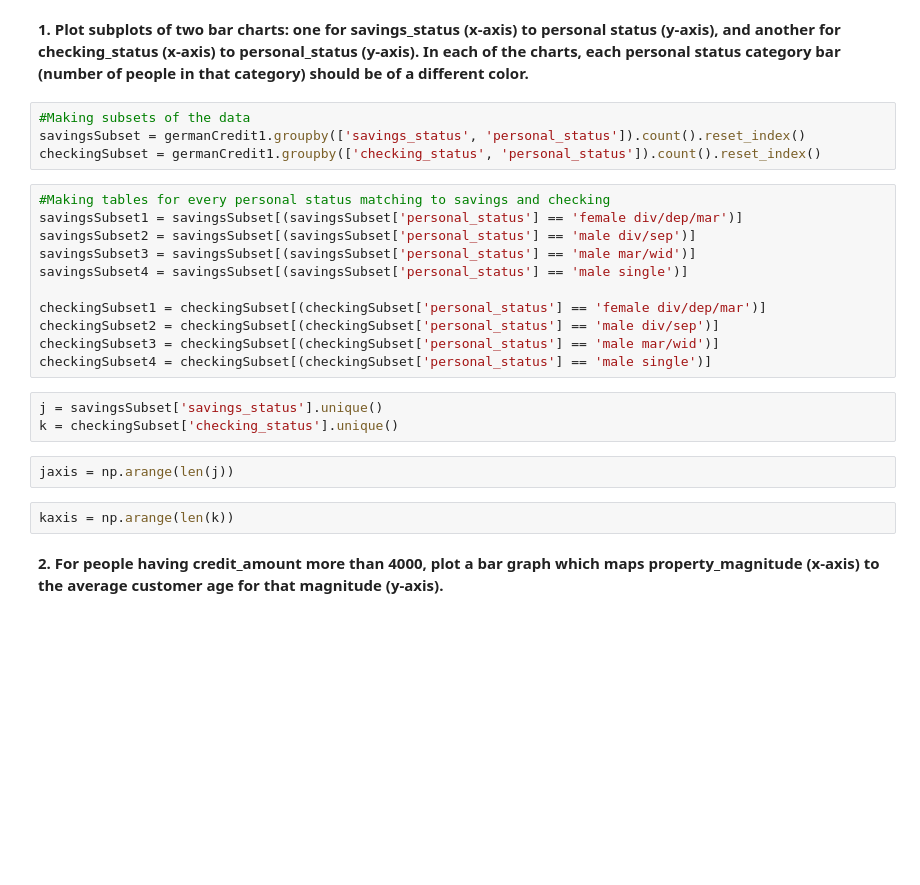
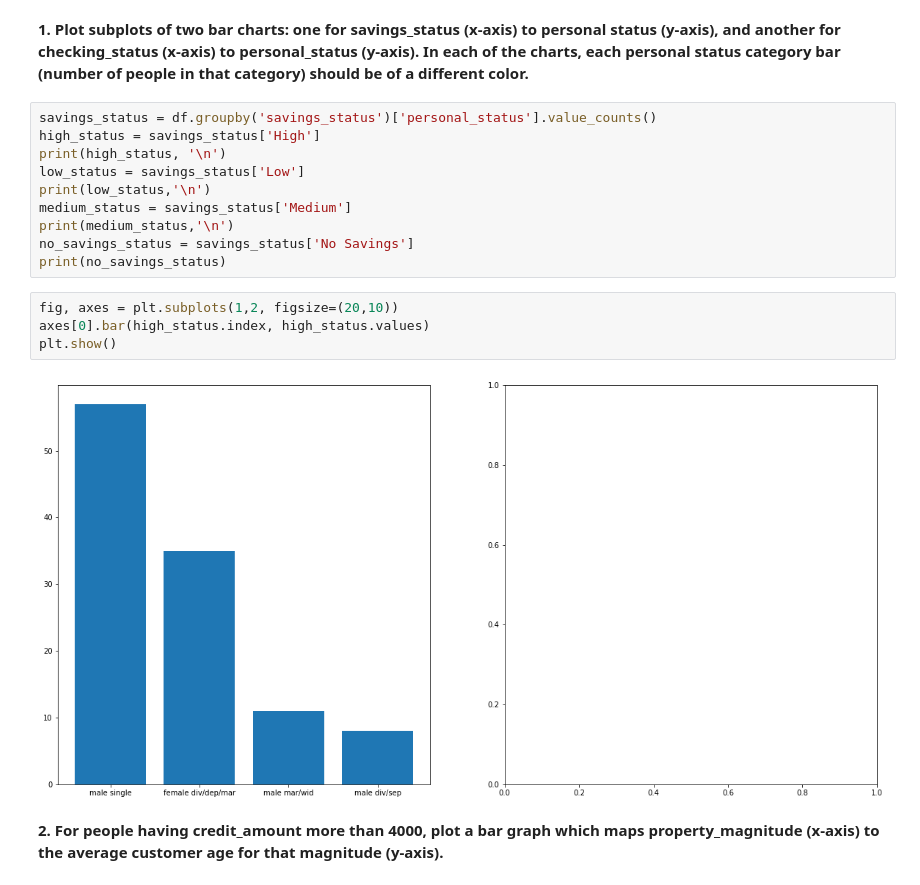
Before and after one commit to Sameerahmed786/CS210Spring2022, a Jupyter notebook: german_credit.ipynb, the cells around one changed output. Saved outputs shown, nothing was run; the diff lists cells and outputs as text; blank space fills up the shorter version.

```diff
--- a/german_credit.ipynb
+++ b/german_credit.ipynb
@@ -184,27 +184,21 @@ dtype: object
 # %% [markdown]
 **1. Plot subplots of two bar charts: one for savings_status (x-axis) to personal status (y-axis), and another for checking_status (x-axis) to personal_status (y-axis). In each of the charts, each personal status category bar (number of people in that category) should be of a different color.**
 # %%
-#Making subsets of the data
-savingsSubset = germanCredit1.groupby(['savings_status', 'personal_status']).count().reset_index()
-checkingSubset = germanCredit1.groupby(['checking_status', 'personal_status']).count().reset_index()
+savings_status = df.groupby('savings_status')['personal_status'].value_counts()
+high_status = savings_status['High']
+print(high_status, '\n')
+low_status = savings_status['Low']
+print(low_status,'\n')
+medium_status = savings_status['Medium']
+print(medium_status,'\n')
+no_savings_status = savings_status['No Savings']
+print(no_savings_status)
-# %%
-#Making tables for every personal status matching to savings and checking
-savingsSubset1 = savingsSubset[(savingsSubset['personal_status'] == 'female div/dep/mar')]
-savingsSubset2 = savingsSubset[(savingsSubset['personal_status'] == 'male div/sep')]
-savingsSubset3 = savingsSubset[(savingsSubset['personal_status'] == 'male mar/wid')]
-savingsSubset4 = savingsSubset[(savingsSubset['personal_status'] == 'male single')]
-
-checkingSubset1 = checkingSubset[(checkingSubset['personal_status'] == 'female div/dep/mar')]
-checkingSubset2 = checkingSubset[(checkingSubset['personal_status'] == 'male div/sep')]
-checkingSubset3 = checkingSubset[(checkingSubset['personal_status'] == 'male mar/wid')]
-checkingSubset4 = checkingSubset[(checkingSubset['personal_status'] == 'male single')]
-# %%
-j = savingsSubset['savings_status'].unique()
-k = checkingSubset['checking_status'].unique()
-# %%
-jaxis = np.arange(len(j))
-# %%
-kaxis = np.arange(len(k))
+# %%
+fig, axes = plt.subplots(1,2, figsize=(20,10))
+axes[0].bar(high_status.index, high_status.values)
+plt.show()
+# %% [output]
+[figure, added]
 # %% [markdown]
 **2. For people having credit_amount more than 4000, plot a bar graph which maps property_magnitude (x-axis) to the average customer age for that magnitude (y-axis).**
 # %%
```
